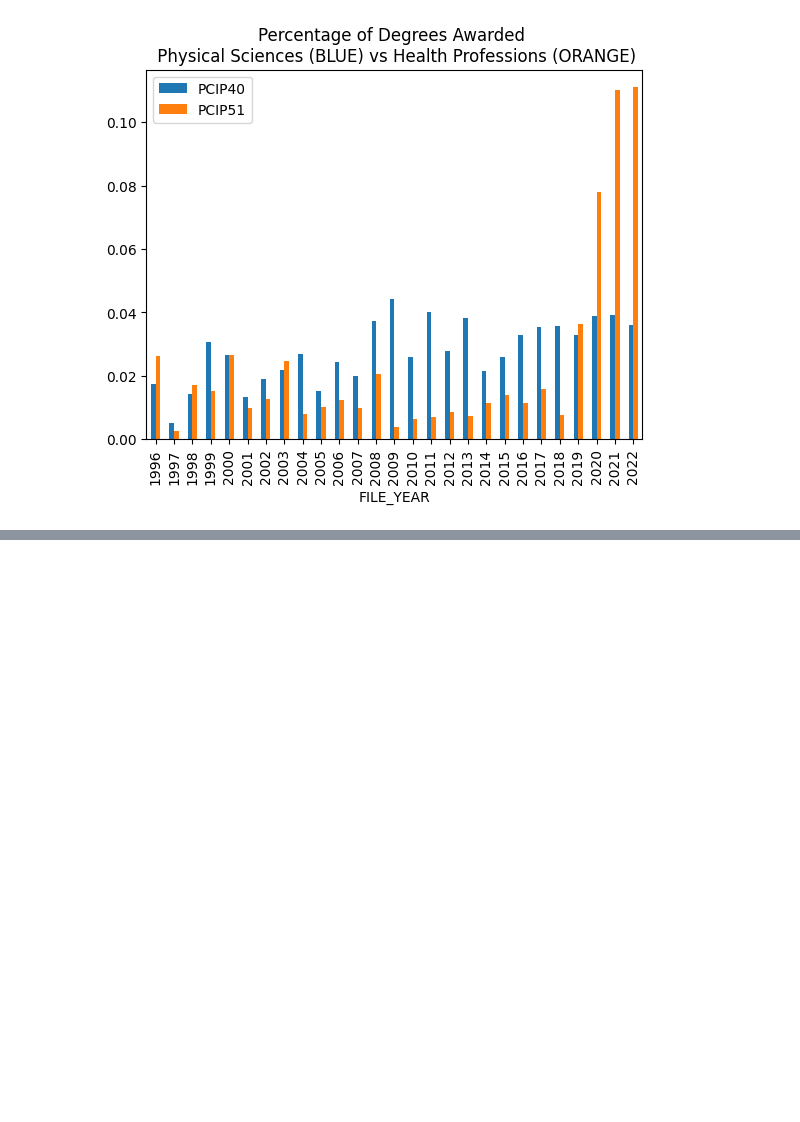
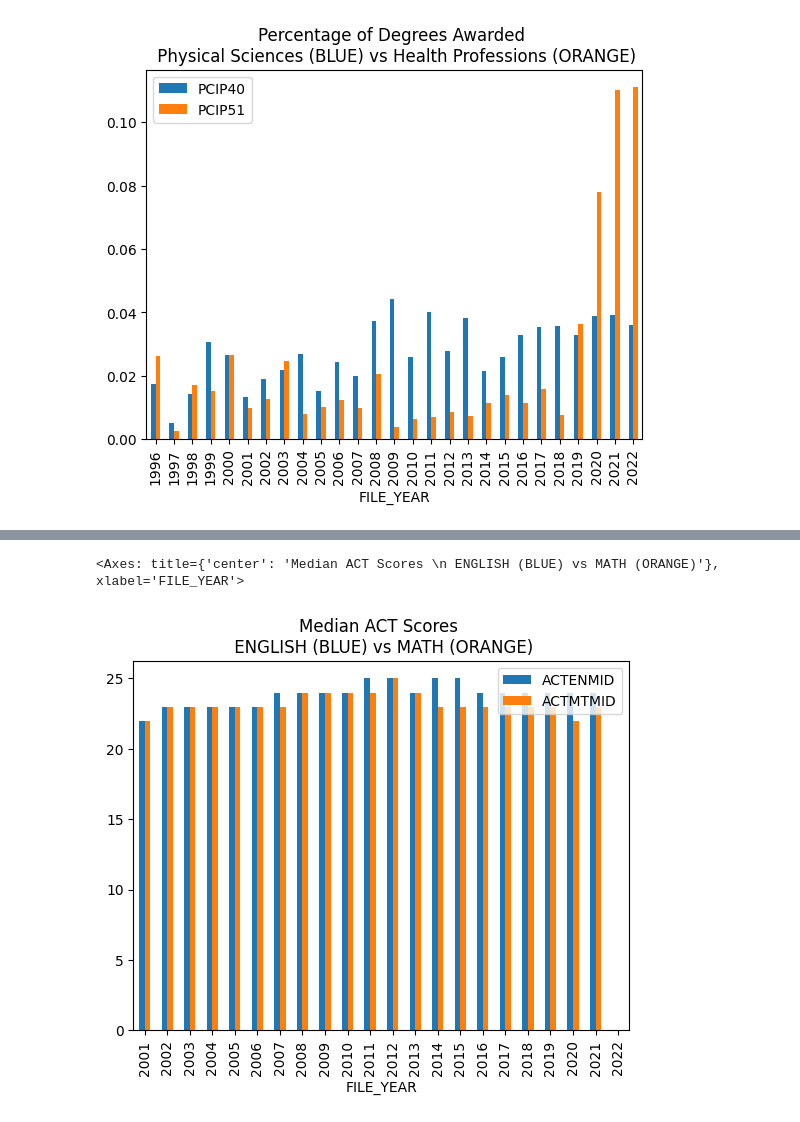
Before and after one commit to PhysicsBen/carthage-lecture-2025, a Jupyter notebook: hackathon/hackathon_readme.ipynb, the cells around one changed output, grey strips where cells are left out. Cells and saved outputs as stored; diff of their text form; code cells hidden in the pictures; blank space fills up the shorter version.

```diff
--- a/hackathon/hackathon_readme.ipynb
+++ b/hackathon/hackathon_readme.ipynb
@@ -337,0 +383,5 @@ institution_all_years_carthage.plot(x='FILE_YEAR', y=['PCIP40', 'PCIP51'], kind=
+# %%
+institution_all_years_carthage[institution_all_years_carthage.FILE_YEAR>2000].plot(x='FILE_YEAR', y=['ACTENMID', 'ACTMTMID'], kind='bar', title='Median ACT Scores \n ENGLISH (BLUE) vs MATH (ORANGE)')
+# %% [output]
+<Axes: title={'center': 'Median ACT Scores \n ENGLISH (BLUE) vs MATH (ORANGE)'}, xlabel='FILE_YEAR'>
+[figure, added]
```
Also changed, not shown: parts of 18 cells of this notebook.
